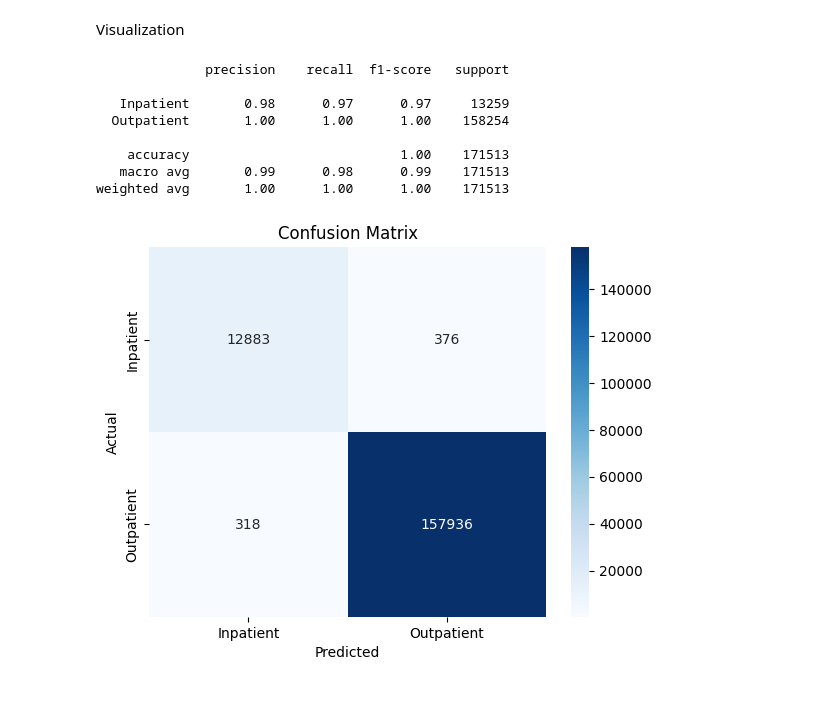
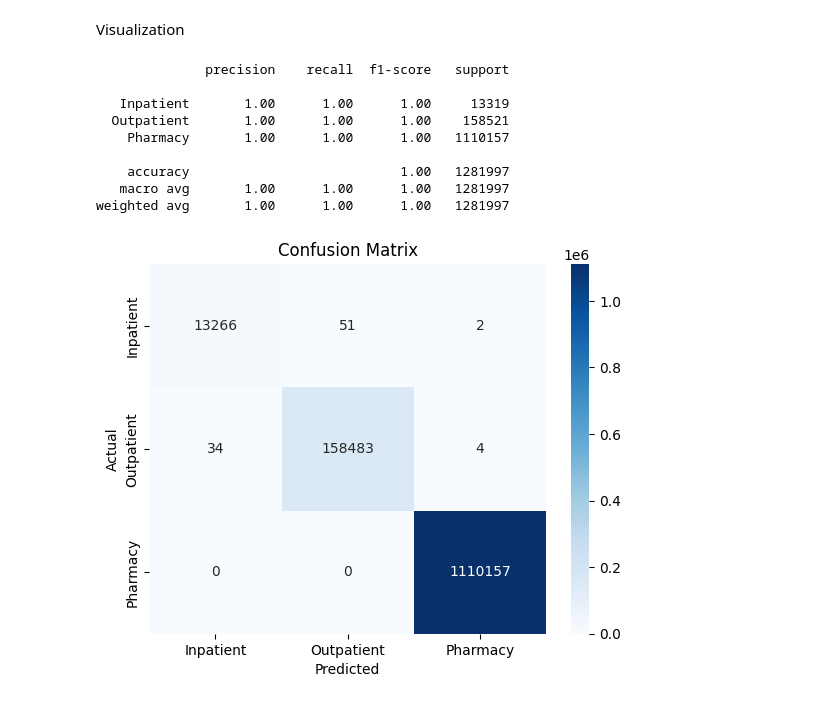
Before and after one commit to suchita-shakya/Infinite-Claims-Categorization-Project, a Jupyter notebook: ClaimsClassification.ipynb, the cells around one changed output. Cells and saved outputs as stored; diff of their text form; code cells hidden in the pictures.

Commit message:
Updated features for pharmacy and amount field

```diff
--- a/ClaimsClassification.ipynb
+++ b/ClaimsClassification.ipynb
@@ -42,6 +24,5 @@ print(list(outpatient.columns))
 # %%
+
 # Combine datasets
-df = pd.concat([inpatient, outpatient], ignore_index=True)
-#df_merged = df.merge(beneficiary_2008, on='BENE_ID', how='left') \
- #             .merge(beneficiary_2009, on='BENE_ID', how='left')
-  #            .merge(beneficiary_2010, on='BENE_ID', how='left')
+df = pd.concat(
+    [inpatient, outpatient,pharmacy], ignore_index=True)
@@ -71,6 +54,16 @@ for diagnosis_code in diagnosis_cols:
     df[diagnosis_code] = df[diagnosis_code].astype('category').cat.codes
 # %%
 df['claim_type_encoded'] = df['claim_type'].astype('category').cat.codes
+# %%
+#amount
+amount_features = [
+    'CLM_PMT_AMT',
+    'NCH_PRMRY_PYR_CLM_PD_AMT',
+    'NCH_BENE_BLOOD_DDCTBL_LBLTY_AM',
+    'NCH_BENE_PTB_DDCTBL_AMT',
+    'NCH_BENE_PTB_COINSRNC_AMT',
+    'TOT_RX_CST_AMT'
+]
 # %%
 df.to_csv('claims_final.csv', index=False)
 df.head()
@@ -85,3 +78,6 @@ df.head()
+# %%
+all_features = diagnosis_cols + icd_procedure_cols + hcpcs_procedure_cols + amount_features + ['claim_duration_days']
+df[all_features] = df[all_features].fillna(0)
 # %% [markdown]
 Build a classification model
 # %%
@@ -90,8 +86,8 @@ from sklearn.ensemble import RandomForestClassifier
 from sklearn.metrics import classification_report
 # %%
 # Features and target
-date_features = ['claim_duration_days']
-X = df[diagnosis_cols + procedure_cols + date_features]
+#date_features = ['claim_duration_days']
+X = df[all_features]
 y = df['claim_type_encoded']
 # %%
 # Train-test split
@@ -119,25 +117,26 @@ Visualization
 # %%
 from sklearn.metrics import classification_report, confusion_matrix
 import seaborn as sns
 import matplotlib.pyplot as plt
 
 # Print classification report
-print(classification_report(y_test, y_pred, target_names=['Inpatient', 'Outpatient']))
+print(classification_report(y_test, y_pred, target_names=['Inpatient', 'Outpatient','Pharmacy']))
 
 # Plot confusion matrix
 cm = confusion_matrix(y_test, y_pred)
-sns.heatmap(cm, annot=True, fmt='d', cmap='Blues', xticklabels=['Inpatient', 'Outpatient'], yticklabels=['Inpatient', 'Outpatient'])
+sns.heatmap(cm, annot=True, fmt='d', cmap='Blues', xticklabels=['Inpatient', 'Outpatient','Pharmacy'], yticklabels=['Inpatient', 'Outpatient','Pharmacy'])
 plt.title("Confusion Matrix")
 plt.xlabel("Predicted")
 plt.ylabel("Actual")
 plt.show()
 # %% [output]
               precision    recall  f1-score   support
 
-   Inpatient       0.98      0.97      0.97     13259
-  Outpatient       1.00      1.00      1.00    158254
+   Inpatient       1.00      1.00      1.00     13319
+  Outpatient       1.00      1.00      1.00    158521
+    Pharmacy       1.00      1.00      1.00   1110157
 
-    accuracy                           1.00    171513
-   macro avg       0.99      0.98      0.99    171513
-weighted avg       1.00      1.00      1.00    171513
+    accuracy                           1.00   1281997
+   macro avg       1.00      1.00      1.00   1281997
+weighted avg       1.00      1.00      1.00   1281997
-[figure, old version]
+[figure, new version]
```
Also changed, not shown: parts of 8 cells of this notebook.
